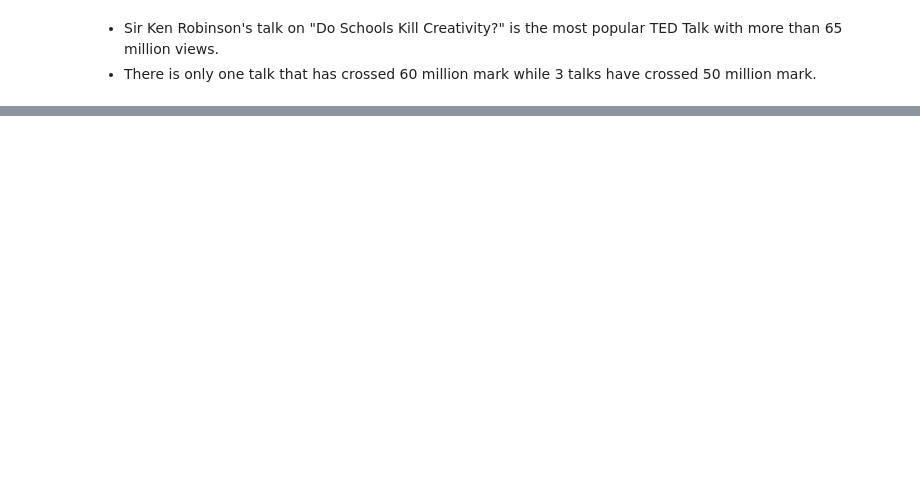
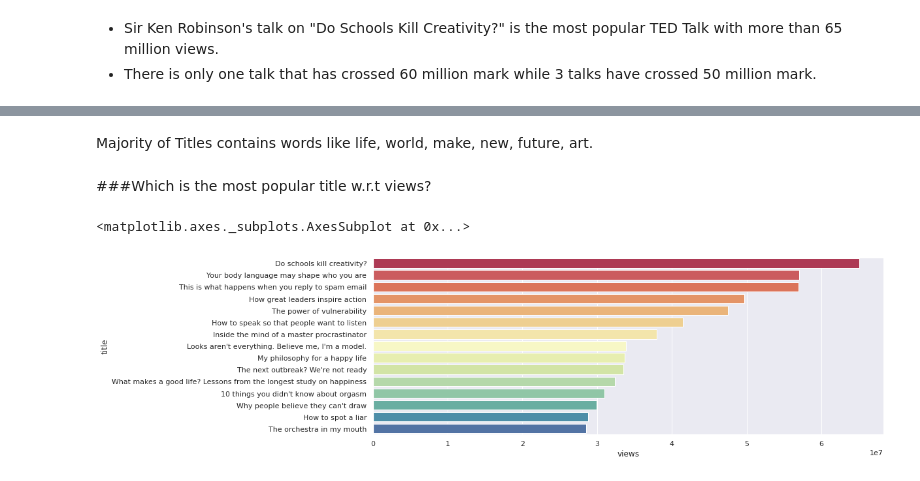
Before and after one commit to Aayushi-Sharma24/TedTalks_Views_Prediction_Regression, a Jupyter notebook: AS_Ted_Talks_Views_Prediction_Capstone_Project.ipynb, the cells around one changed output, grey strips where cells are left out. Drawn from its saved outputs; the diff is of its cells as text; code cells hidden in the pictures; blank space fills up the shorter version.

```diff
--- a/AS_Ted_Talks_Views_Prediction_Capstone_Project.ipynb
+++ b/AS_Ted_Talks_Views_Prediction_Capstone_Project.ipynb
@@ -226,0 +342,11 @@ sns.barplot(x='speaker_1', y='views', data=popular_df,palette="GnBu_r")
+# %% [markdown]
+Majority of Titles contains words like life, world, make, new, future, art.
+# %% [markdown]
+###Which is the most popular title w.r.t views?
+# %%
+popular_title = df[['title','views']].groupby('title').agg({'views' : 'mean'}).reset_index().sort_values(by=['views'],ascending=False).head(15)
+plt.rcParams["figure.figsize"] = (14,5)
+sns.barplot(x='views',y='title',data=popular_title,palette='Spectral')
+# %% [output]
+<matplotlib.axes._subplots.AxesSubplot at 0x...>
+[figure, added]
```
Also changed, not shown: parts of 44 cells of this notebook.
